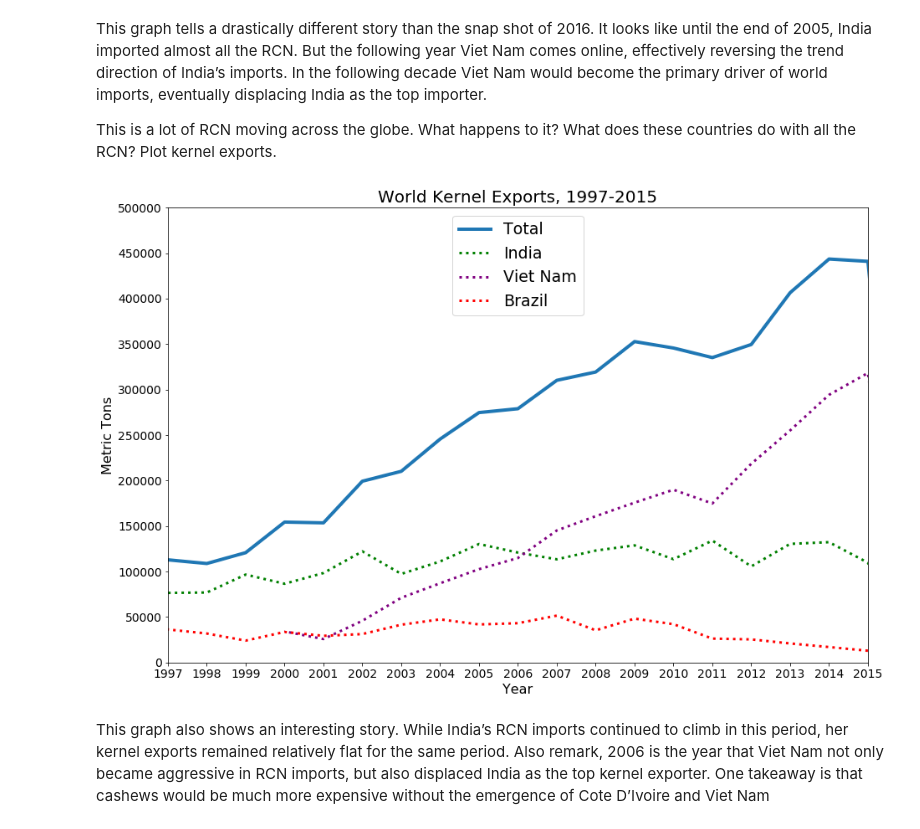
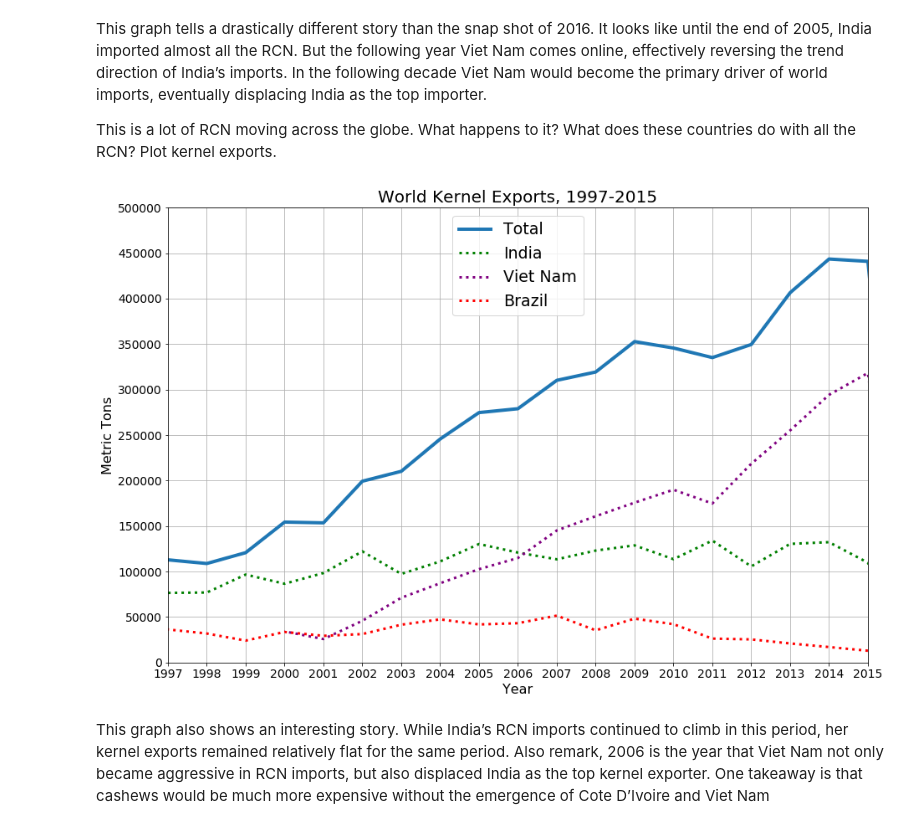
Before and after one commit to ExtraLime/cashew, a Jupyter notebook: cashew-trade.ipynb, the cells around one changed output. Saved outputs shown, nothing was run; the diff lists cells and outputs as text; code cells hidden in the pictures.

```diff
--- a/cashew-trade.ipynb
+++ b/cashew-trade.ipynb
@@ -134,28 +136,29 @@ This is a lot of RCN moving across the globe. What happens to it? What does thes
 # %%
 kexports = trade.loc[trade['Flow'] == 'Export']
 indk = kexports.loc[kexports['Country or Area'] == 'India']
 vietk = kexports.loc[kexports['Country or Area'] == 'Viet Nam']
 brzk = kexports.loc[kexports['Country or Area'] == 'Brazil']
 kexporters = pd.concat([brzk, indk, vietk])
 k_by_year = kexporters.groupby(kexporters['Year'])['Quantity'].sum()
 #Generate the plot
 plt.figure(figsize=(15,10))
 plt.plot(k_by_year, label='Total', linewidth=4)
 plt.plot(indk['Year'], indk['Quantity'], label='India', color='green', linestyle='dotted', linewidth=3)
 plt.plot(vietk['Year'], vietk['Quantity'], label='Viet Nam', color='purple', linestyle='dotted', linewidth=3)
 plt.plot(brzk['Year'], brzk['Quantity'], label='Brazil', color='red', linestyle='dotted', linewidth=3)
 plt.legend(loc=9, fontsize=19)
 plt.xlabel('Year', fontsize=16)
 plt.xticks(range(1997, 2017, 1),fontsize=14)
 plt.yticks(range(0, 2000000, 50000), fontsize=14)
 plt.ylabel('Metric Tons', fontsize=16)
 plt.ylim(0,500000)
 plt.xlim(1997,2015)
+plt.grid(True)
 plt.title('World Kernel Exports, 1997-2015', fontsize=20)
 
 plt.show()
 # %% [output]
-[figure, old version]
+[figure, new version]
 # %% [markdown]
 This graph also shows an interesting story. While India’s RCN imports continued to climb in this period, her kernel exports remained relatively flat for the same period. Also remark, 2006 is the year that Viet Nam not only became aggressive in RCN imports, but also displaced India as the top kernel exporter. One takeaway is that cashews would be much more expensive without the emergence of Cote D’Ivoire and Viet Nam
 # %% [markdown]
```
Also changed, not shown: parts of 6 cells of this notebook.
